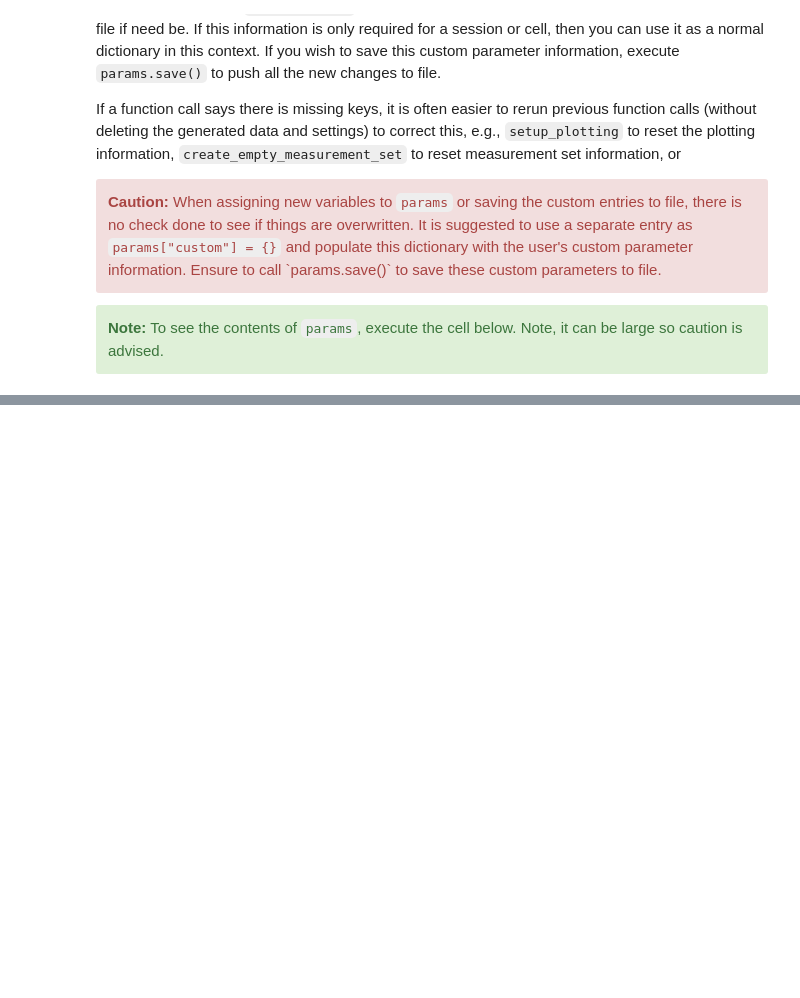
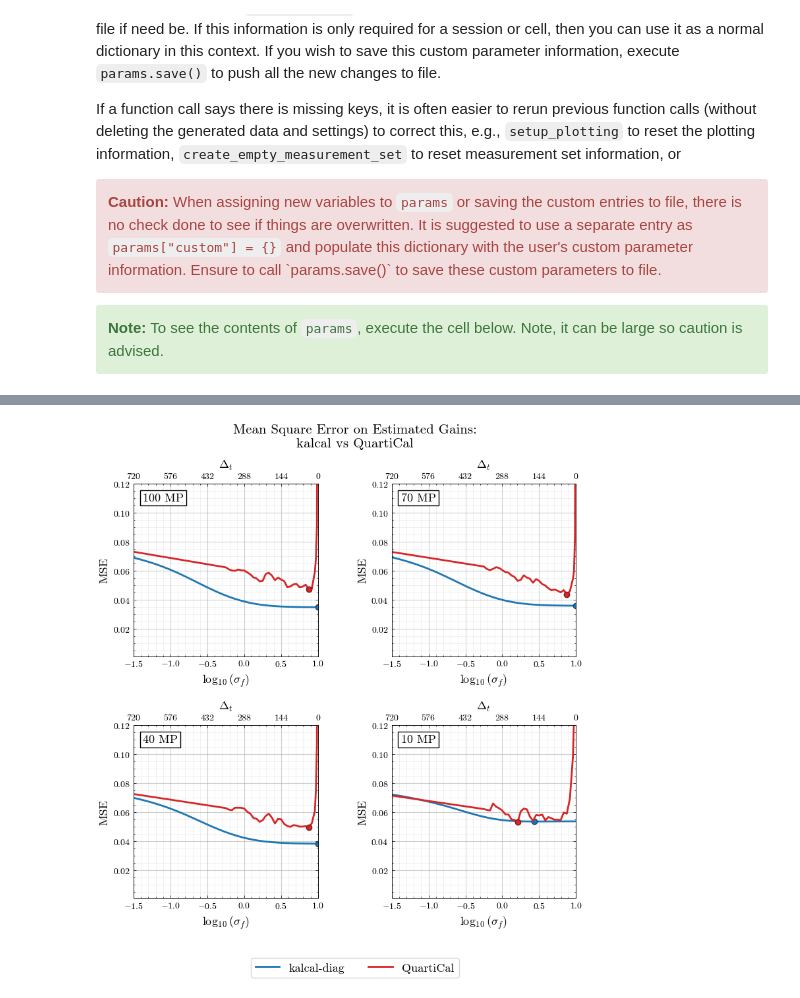
Before and after one commit to kwazzi-jack/msc-welman, a Jupyter notebook: simulation.ipynb, the cells around one changed output, grey strips where cells are left out. Drawn from its saved outputs; the diff is of its cells as text; code cells hidden in the pictures; blank space fills up the shorter version.

```diff
--- a/simulation.ipynb
+++ b/simulation.ipynb
@@ -164,4 +413,5 @@ run_kalcal_full_calibration(options["kalcal-full"], params, progress=True, check
 # %%
+%%notify
 from source.algorithms import run_quartical_calibration
 
-run_quartical_calibration(options["quartical"], params, progress=True, check_mse=True)
+run_quartical_calibration(options["quartical"], params, progress=True, check_mse=True, overwrite=True)
@@ -167,0 +437,4 @@ run_quartical_calibration(options["quartical"], params, progress=True, check_mse
+# %%
+from source.imaging import run_kalcal_diag_flux_extractor
+
+run_kalcal_diag_flux_extractor(params, check_metric=True, progress=True, overwrite=True)
@@ -168,4 +459,4 @@ run_quartical_calibration(options["quartical"], params, progress=True, check_mse
 # %%
 from source.imaging import run_quartical_flux_extractor
 
-run_quartical_flux_extractor(params, check_metric=True, progress=True)
+run_quartical_flux_extractor(params, check_metric=True, progress=True, overwrite=True)
@@ -172,9 +481,25 @@ run_quartical_flux_extractor(params, check_metric=True, progress=True)
-# %%
-%autoreload now
-from source.imaging import run_single_wsclean_imaging
-
-paths = params["paths"]
-gains_path = paths["gains"]["true"]
-fits_name = "true"
-
-run_single_wsclean_imaging(gains_path, fits_name, params)
+# %%
+from source.plotting import create_standard_plot
+
+options = {
+        "title" : "Mean Square Error on Estimated Gains",
+        "metric" : "gains-mse",
+        "name" : "ch5-gains-mse-all",
+        "algorithms" : ["quartical", "diag-smoother"],
+        "size" : 11,
+        "subplot_adjust" : {
+            "top": 0.875,
+            "hspace": 0.4,
+            "bottom": 0.15
+        },
+        "limit_adjust" : {
+            "mode": "explicit",
+            "adjust": (0.001, 0.12)
+        },
+        "show": True,
+        "overwrite": True
+}
+
+
+create_standard_plot(params, **options)
+# %% [output]
@@ -180,0 +523 @@ run_single_wsclean_imaging(gains_path, fits_name, params)
+[figure, added]
```
Also changed, not shown: parts of 27 cells of this notebook, 7 other files.
